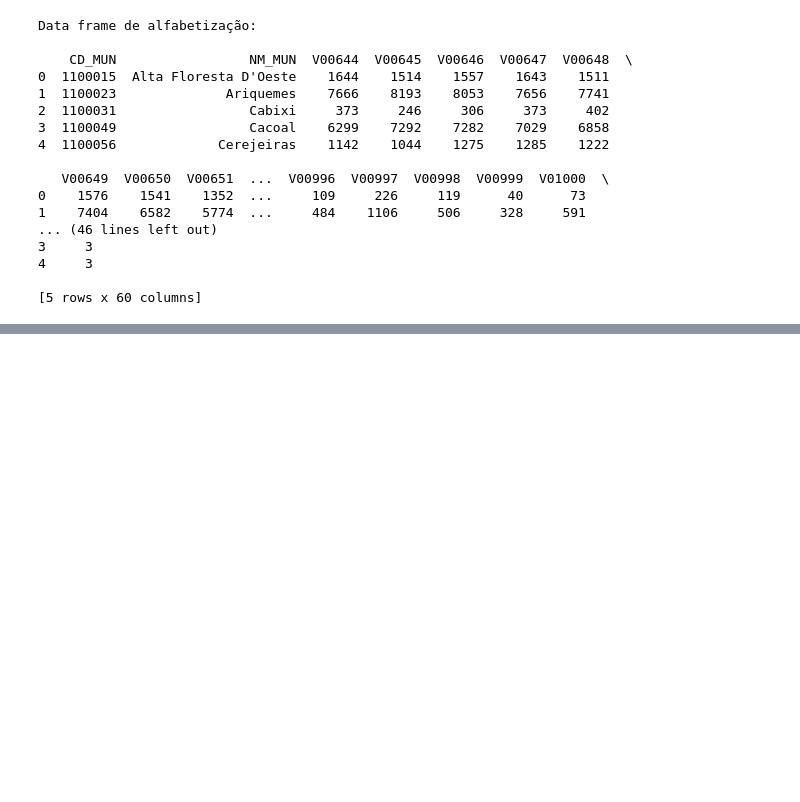
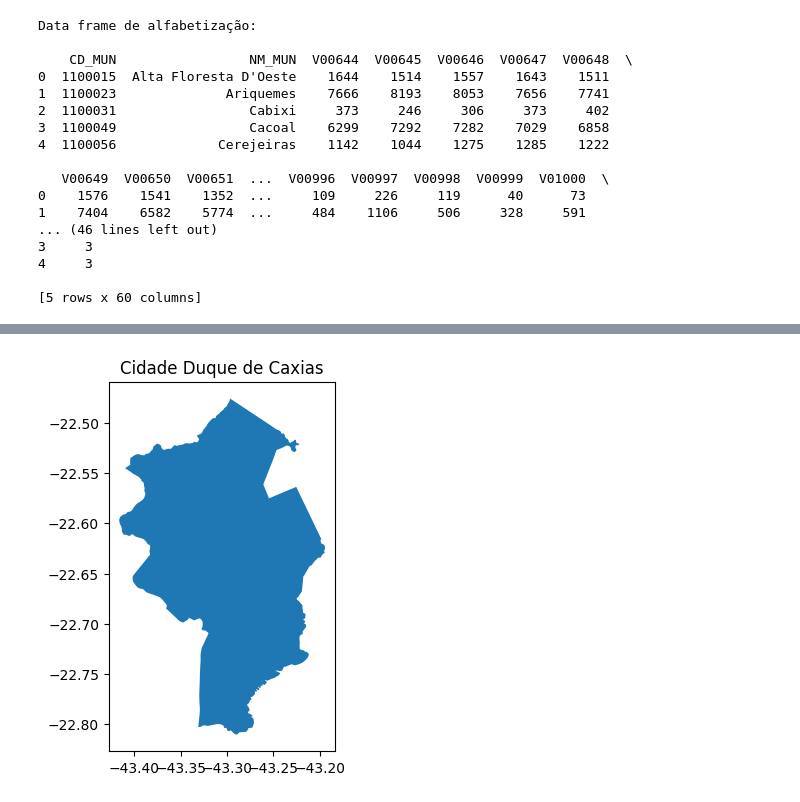
Before and after one commit to carlabferreira/RJ_election_analysis, a Jupyter notebook: First_analysis.ipynb, the cells around one changed output, grey strips where cells are left out. Drawn from its saved outputs; the diff is of its cells as text; code cells hidden in the pictures; blank space fills up the shorter version.

Commit message:
add filtro de cidade para teste

```diff
--- a/First_analysis.ipynb
+++ b/First_analysis.ipynb
@@ -107,3 +116,9 @@ rj.plot()
+# %%
+duque_de_caxias_city = rj[rj.NM_MUNICIP == 'DUQUE DE CAXIAS'].reset_index(drop=True)
+ax2 = duque_de_caxias_city.plot()
+ax2.set_title('Cidade Duque de Caxias');
+# %% [output]
+[figure, added]
 # %%
 # Quantidade de municipios em cada dataframe (usando .unique)
 
```
Also changed, not shown: parts of 2 cells of this notebook.
